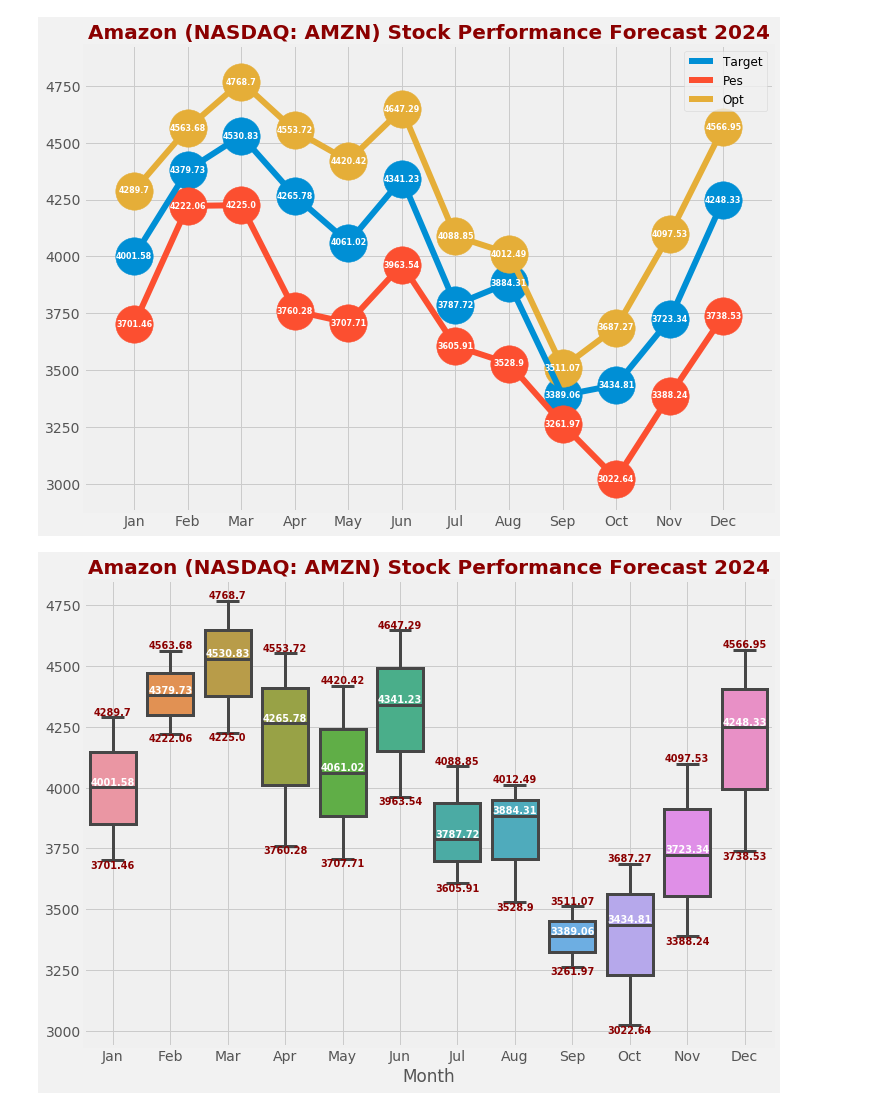
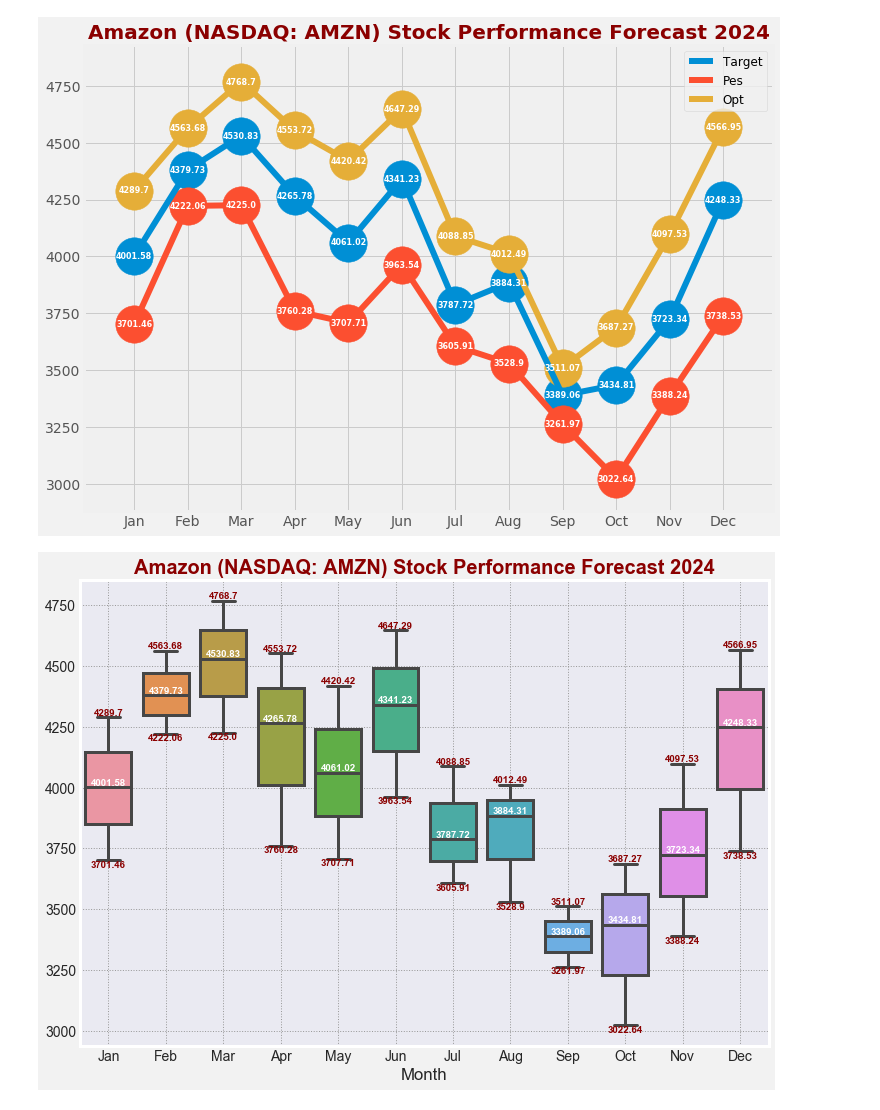
Before and after one commit to attila5287/scrap_and_dataviz, a Jupyter notebook: scrap_and_frame.ipynb, the cells around one changed output. Cells and saved outputs as stored; diff of their text form; code cells hidden in the pictures.

Commit message:
grid

```diff
--- a/scrap_and_frame.ipynb
+++ b/scrap_and_frame.ipynb
@@ -123,24 +123,36 @@ import seaborn as sns
 # %%
 plt.figure(figsize=(11, 8), facecolor='0.95', )
 plt.title('Amazon (NASDAQ: AMZN) Stock Performance Forecast 2024', fontsize=20,
-          color='darkred', weight='bold')
+          color='darkred', weight='semibold')
 box_plot = sns.boxplot(data=df.transpose(), orient="",linewidth=3.0 )
-
+sns.set_style("darkgrid", {"grid.color": ".6", "grid.linestyle": ":"})
 plt.grid(visible=True)
 
 for xtick,i in enumerate(box_plot.get_xticks()):
     pass
     box_plot.text(i,df['Target'][i],df['Target'][i],
-            verticalalignment='bottom',horizontalalignment='center',size='x-small',
-                      color='w',weight='bold')
+                  verticalalignment='bottom',
+                  horizontalalignment='center',
+                  size='x-small',
+                  color='w',
+                  weight='bold'
+                 )
     box_plot.text(i,df['Opt'][i],df['Opt'][i],
-            verticalalignment='bottom',horizontalalignment='center',size='x-small',
-                      color='darkred',weight='semibold')
+                  verticalalignment='bottom',
+                  horizontalalignment='center',
+                  size='x-small',
+                  color='darkred',
+                  weight='semibold'
+                 )
     box_plot.text(i,df['Pes'][i],df['Pes'][i],
-            verticalalignment='top',horizontalalignment='center',size='x-small',
-                      color='darkred',weight='semibold')
+                  verticalalignment='top',
+                  horizontalalignment='center',
+                  size='x-small',
+                  color='darkred',
+                  weight='semibold'
+                 )
 # %% [output]
-[figure, old version]
+[figure, new version]
 # %%
 df.transpose()
 # %% [output]
```
